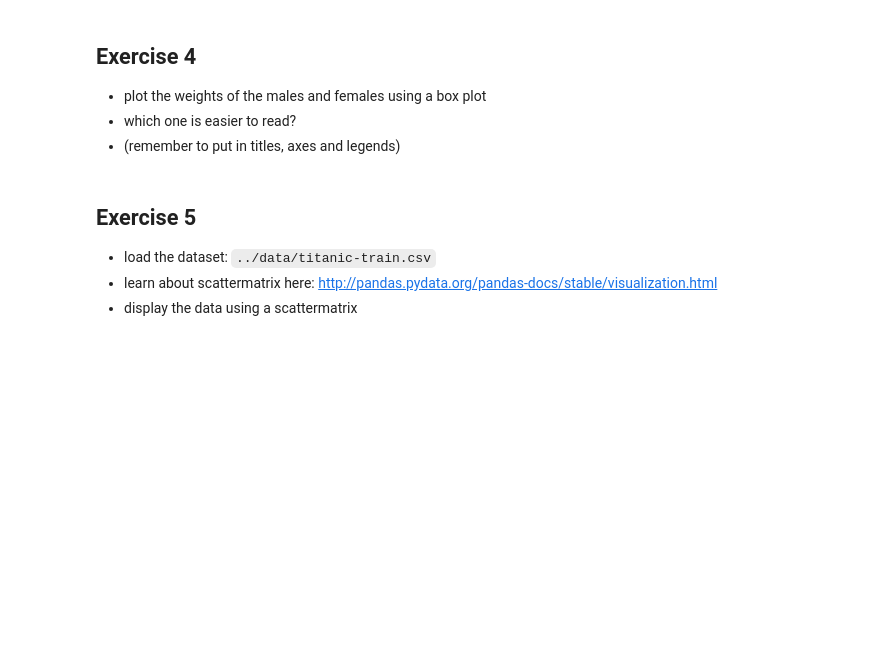
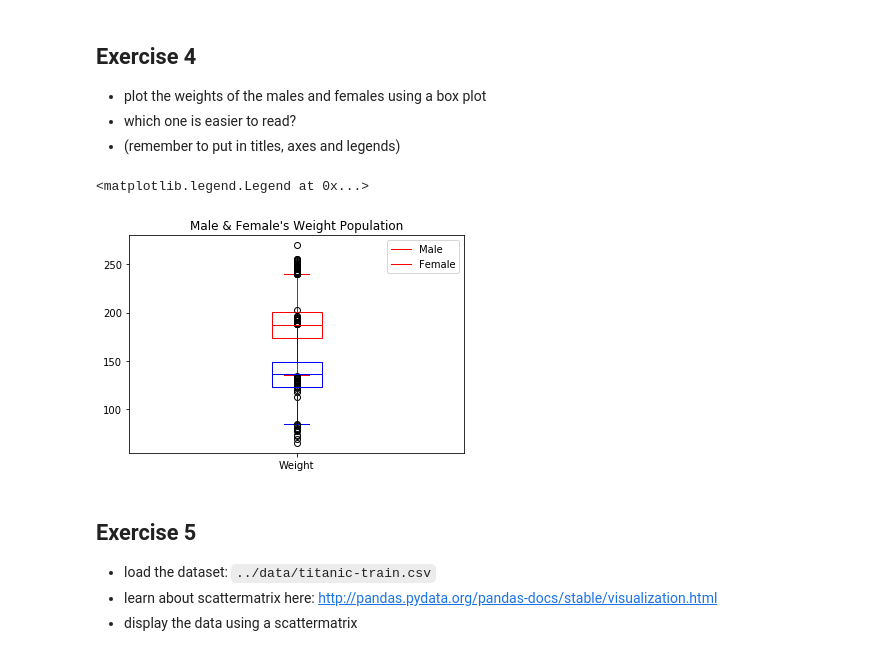
Before and after one commit to deep-diver/zero_to_deep_learning_udemy, a Jupyter notebook: course/2 Data.ipynb, the cells around one changed output. Saved outputs shown, nothing was run; the diff lists cells and outputs as text; code cells hidden in the pictures; blank space fills up the shorter version.

```diff
--- a/course/2 Data.ipynb
+++ b/course/2 Data.ipynb
@@ -614,6 +677,23 @@ ValueError: scatter requires and x and y column
 - plot the weights of the males and females using a box plot
 - which one is easier to read?
 - (remember to put in titles, axes and legends)
+# %%
+males_weight = males['Weight']
+females_weight = females['Weight']
+# %%
+fig, ax = plt.subplots()
+
+males_weight.plot(kind='box',
+                  ax=ax,
+                  title='Male & Female\'s Weight Population',
+                  color='red')
+females_weight.plot(kind='box',
+                    ax=ax,
+                    color='blue')
+plt.legend(['Male', 'Female'])
+# %% [output]
+<matplotlib.legend.Legend at 0x...>
+[figure, added]
 # %% [markdown]
 ## Exercise 5
 - load the dataset: `../data/titanic-train.csv`
```
Also changed, not shown: parts of 22 cells of this notebook.
